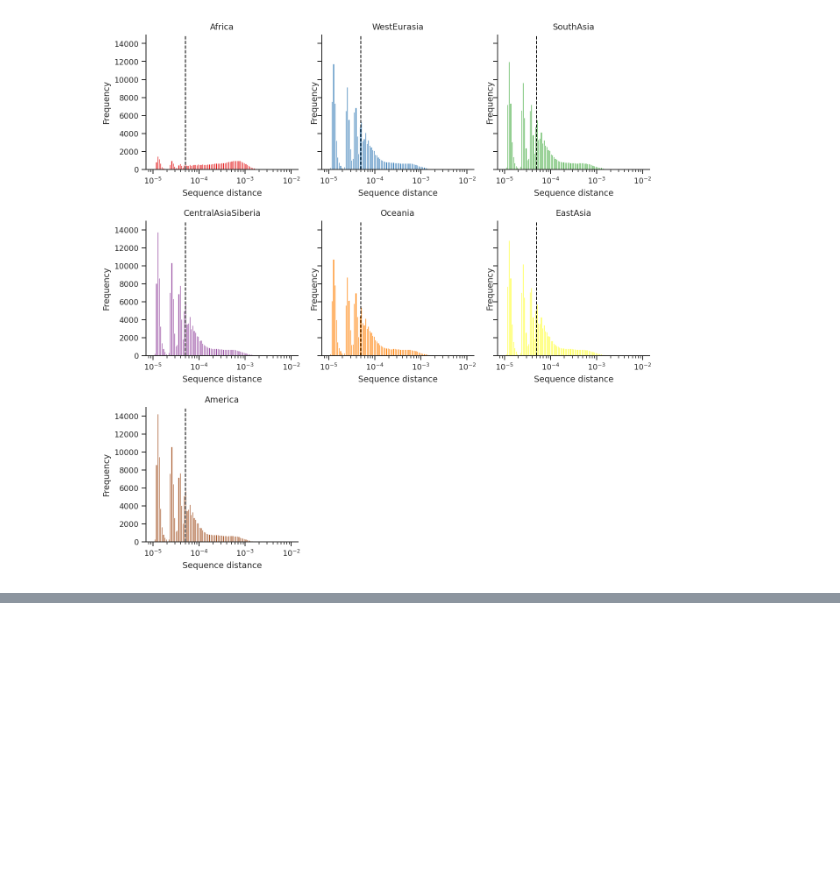
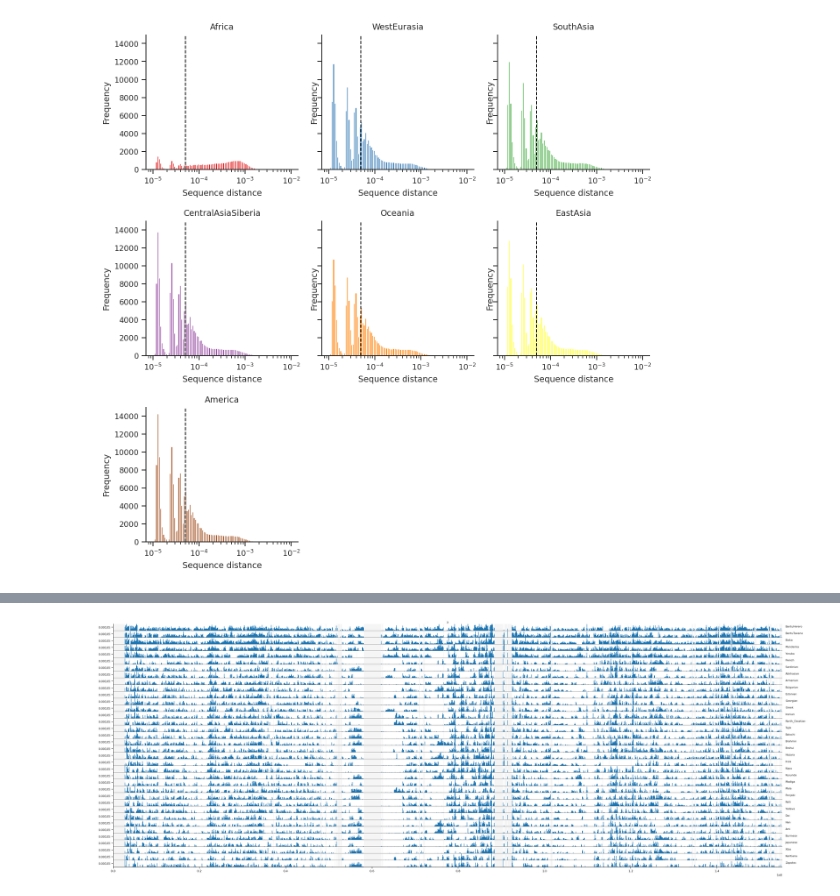
Before and after one commit to kaspermunch/humanXsweeps, a Jupyter notebook: notebooks/nb_09_male_dist_data.ipynb, the cells around one changed output, grey strips where cells are left out. Cells and saved outputs as stored; diff of their text form; code cells hidden in the pictures; blank space fills up the shorter version.

```diff
--- a/notebooks/nb_09_male_dist_data.ipynb
+++ b/notebooks/nb_09_male_dist_data.ipynb
@@ -477,0 +553,6 @@ with sns.plotting_context('paper'):
+# %%
+regex = re.compile(r'[SB]_([^-]+)-')
+plot_df['pop_1'] = [regex.search(x).group(1) for x in plot_df.indiv_1]
+plot_df['pop_2'] = [regex.search(x).group(1) for x in plot_df.indiv_2]
+# plot_df['pop_1'] = [x[2:-2] for x in plot_df.indiv_1]
+# plot_df['pop_2'] = [x[2:-2] for x in plot_df.indiv_2]
@@ -477,0 +582,3 @@ with sns.plotting_context('paper'):
+# %%
+df = plot_df.loc[plot_df.pop_1 == plot_df.pop_2]
+#df.loc[df.start==0].groupby('pop_1').size()
@@ -477,0 +587,3 @@ with sns.plotting_context('paper'):
+# %%
+two_hap_populations = df.loc[df.start==0].groupby('pop_1').filter(lambda df: len(df.index) == 1).pop_1.unique()
+two_hap_populations
@@ -477,0 +598,23 @@ with sns.plotting_context('paper'):
+# %%
+horizon_df = (plot_df
+              .loc[(plot_df.pop_1 == plot_df.pop_2) & (plot_df.pop_1.isin(two_hap_populations)), ['dist', 'start', 'pop_1']]
+              .groupby(['pop_1', 'start'])
+              .mean()
+              .reset_index()
+              .assign(chrom='X')
+             )
+#horizon_df.head(3)
+# %%
+fig = horizonplot(horizon_df, 'dist', cut=0.002, width=100000,
+                  col='chrom', row='pop_1',
+                  size=0.3, aspect=100,
+                  colours= ['tab:blue']*4 + ['darkred']*4 + ['whitesmoke'],
+                  pop_sorting=['BantuHerero', 'BantuTswana', 'Biaka', 'Mandenka', 'Yoruba',
+       'French', 'Sardinian', 'Abkhasian', 'Armenian', 'Bulgarian',
+       'Estonian', 'Georgian', 'Greek', 'Iranian', 'North_Ossetian',
+       'Tajik', 'Balochi', 'Brahmin', 'Brahui', 'Hazara', 'Irula', 'Kapu',
+       'Kusunda', 'Madiga', 'Mala', 'Punjabi', 'Relli', 'Yadava', 'Dai',
+       'Han', 'Ami', 'Burmese', 'Japanese', 'Xibo', 'Karitiana',
+       'Zapotec'])
+# %% [output]
+[figure, added]
```
Also changed, not shown: parts of 15 cells of this notebook, 14 other files.
